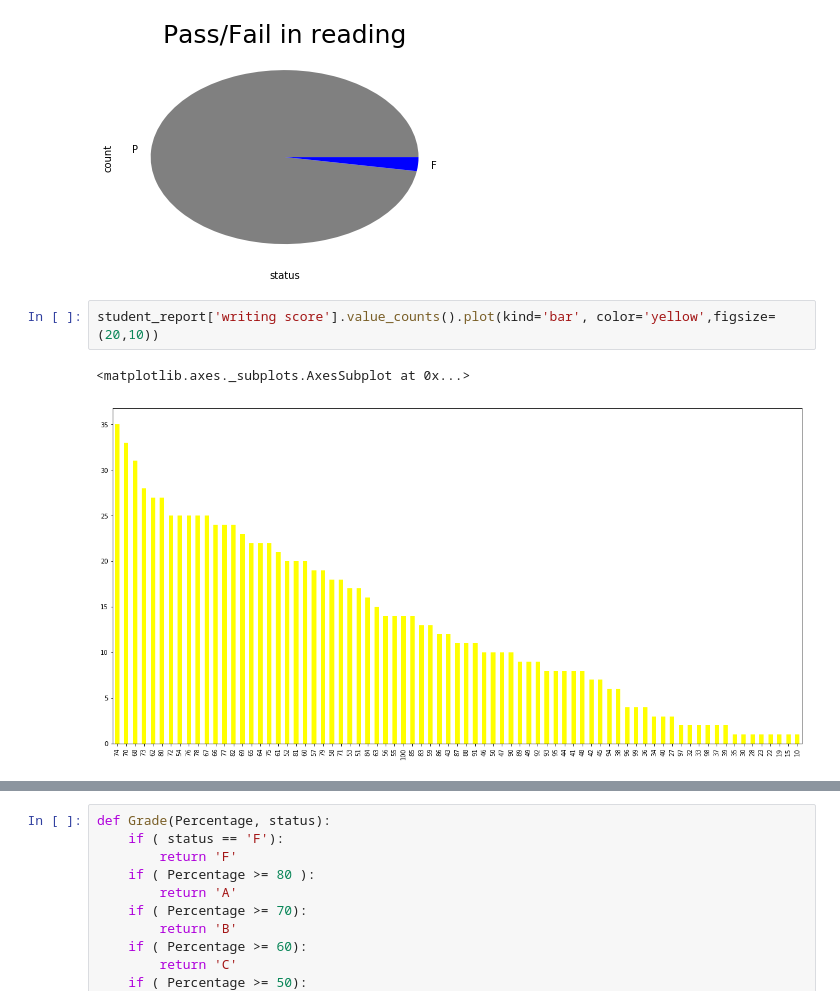
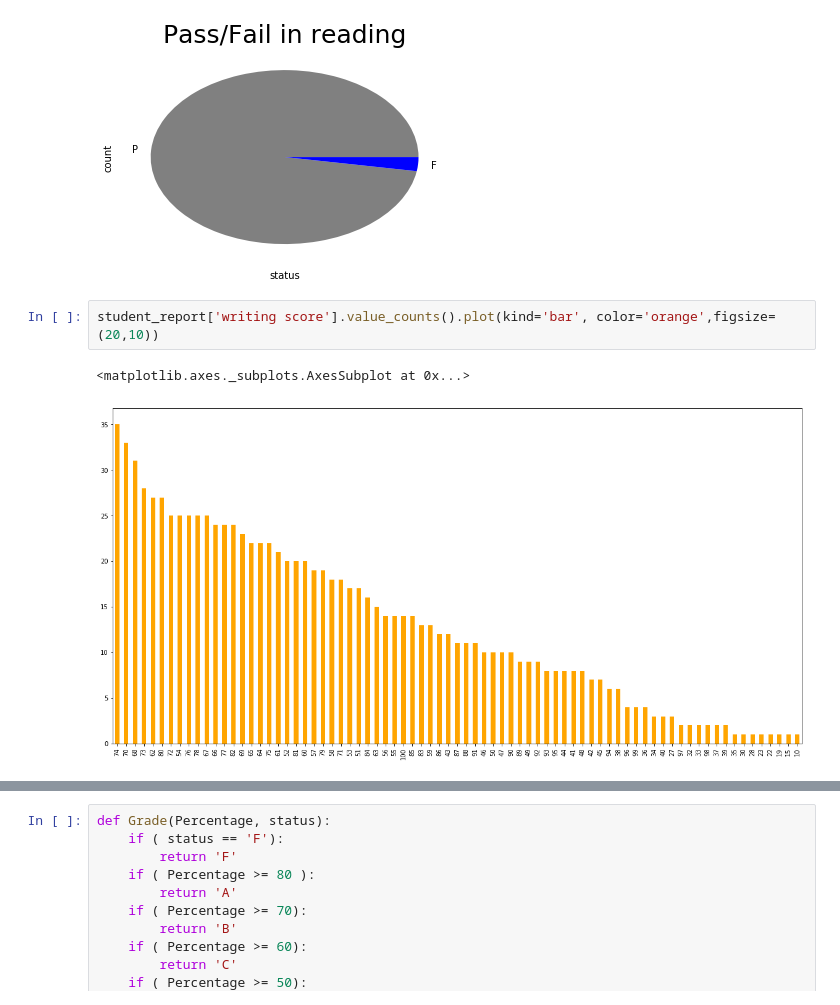
Before and after one commit to junaid-star/students-performance, a Jupyter notebook: Untitled1.ipynb, the cells around one changed output, grey strips where cells are left out. Drawn from its saved outputs; the diff is of its cells as text.

```diff
--- a/Untitled1.ipynb
+++ b/Untitled1.ipynb
@@ -73,10 +74,10 @@ F     26
 Name: reading_PassStatus, dtype: int64
 [figure]
 # %%
-student_report['writing score'].value_counts().plot(kind='bar', color='yellow',figsize=(20,10))
+student_report['writing score'].value_counts().plot(kind='bar', color='orange',figsize=(20,10))
 # %% [output]
 <matplotlib.axes._subplots.AxesSubplot at 0x...>
-[figure, old version]
+[figure, new version]
 # %%
 student_report['writing_PassStatus'] = np.where(student_report['writing score']< passmark, 'F', 'P')
 print(student_report.writing_PassStatus.value_counts())
```
Also changed, not shown: parts of 8 cells of this notebook.
